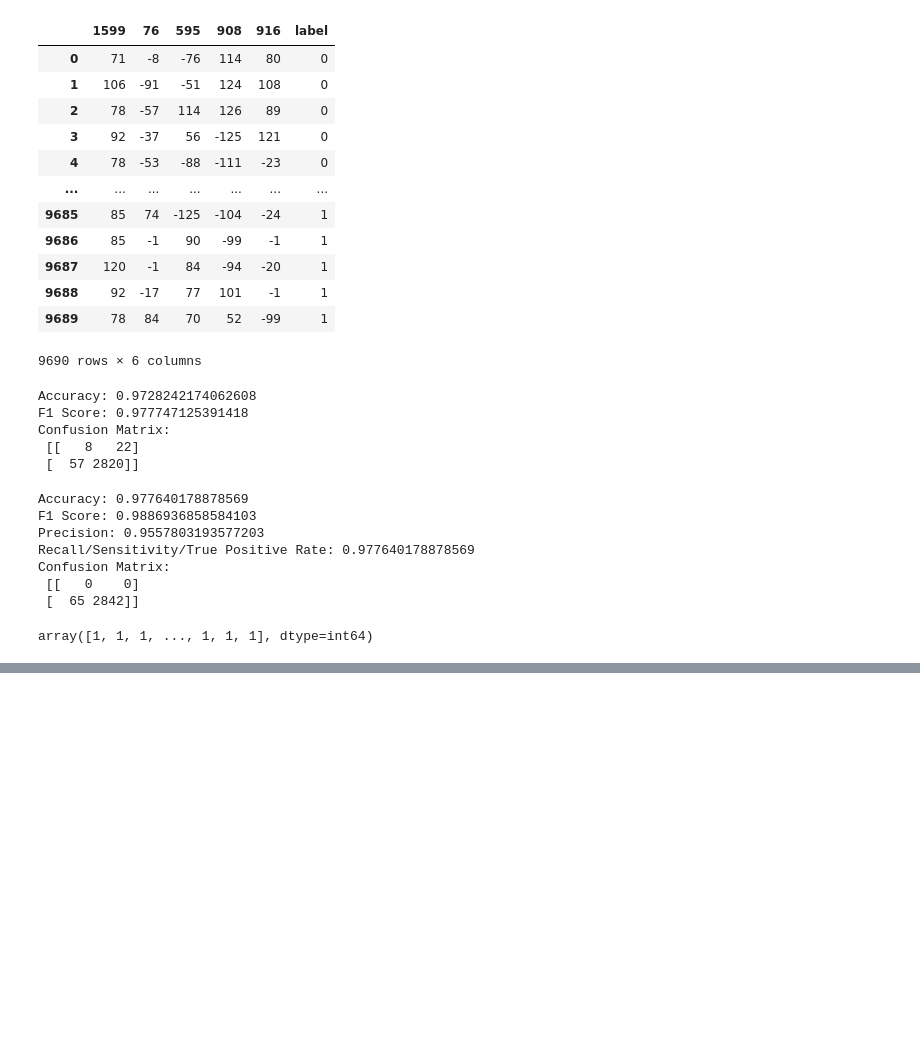
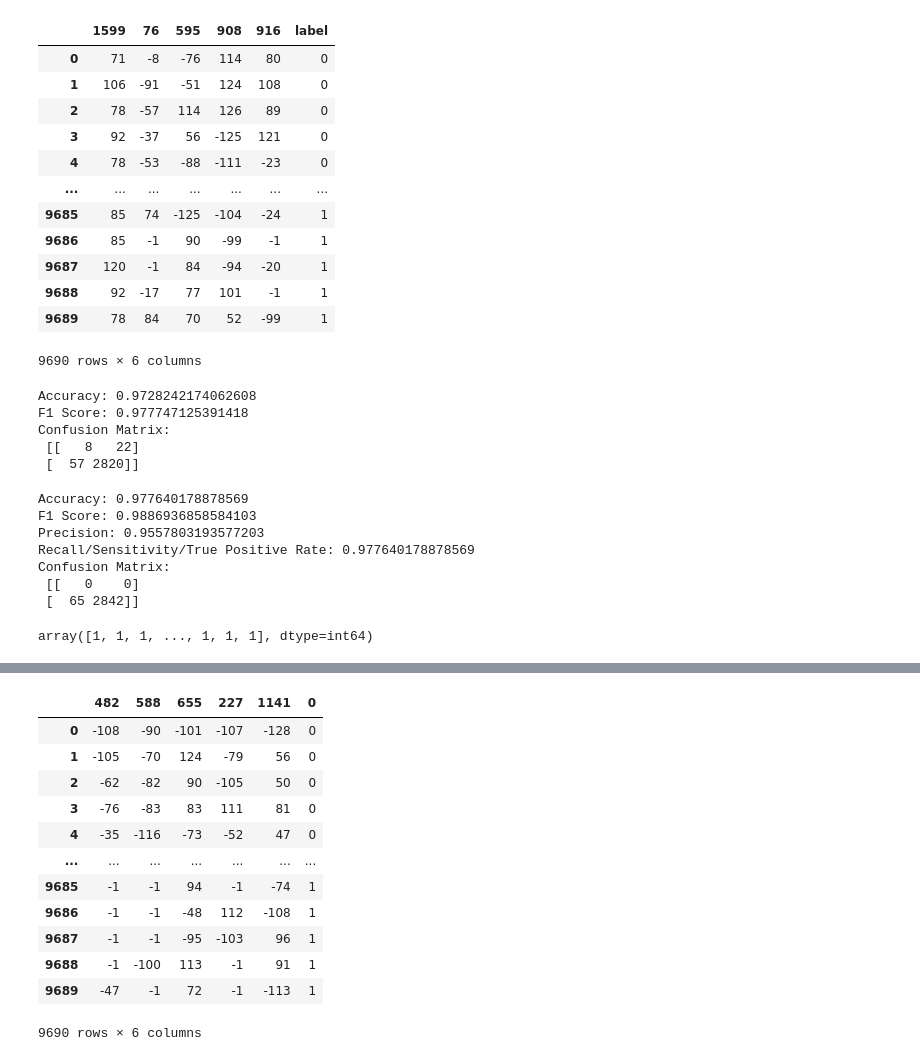
Before and after one commit to Suhail270/DMML, a Jupyter notebook: Coursework/Part 1/Feature_Selection.ipynb, the cells around one changed output, grey strips where cells are left out. Cells and saved outputs as stored; diff of their text form; code cells hidden in the pictures; blank space fills up the shorter version.

```diff
--- a/Coursework/Part 1/Feature_Selection.ipynb
+++ b/Coursework/Part 1/Feature_Selection.ipynb
@@ -466,7 +466,7 @@ for i in selected_features_per_class[9]:
     xy9_5 = pd.concat([xy9_5,xtrain.iloc[:,int(i)]],axis=1)
     y+=1
 xy9_5 = pd.concat([xy9_5,ytrain0],axis=1)
-xy9_5 = xy9_5.rename(columns={xy9_10.columns[-1]:'label'})
+xy9_5 = xy9_5.rename(columns={xy9_5.columns[-1]:'label'})
 print(xy9_5)
 # %% [output]
       1599  76  595  908  916  label
@@ -563,0 +609,16 @@ array([1, 1, 1, ..., 1, 1, 1], dtype=int64)
+# %%
+xy9_5
+# %% [output]
+|  | 482 | 588 | 655 | 227 | 1141 | 0 |
+| 0 | -108 | -90 | -101 | -107 | -128 | 0 |
+| 1 | -105 | -70 | 124 | -79 | 56 | 0 |
+| 2 | -62 | -82 | 90 | -105 | 50 | 0 |
+| 3 | -76 | -83 | 83 | 111 | 81 | 0 |
+| 4 | -35 | -116 | -73 | -52 | 47 | 0 |
+| ... | ... | ... | ... | ... | ... | ... |
+| 9685 | -1 | -1 | 94 | -1 | -74 | 1 |
+| 9686 | -1 | -1 | -48 | 112 | -108 | 1 |
+| 9687 | -1 | -1 | -95 | -103 | 96 | 1 |
+| 9688 | -1 | -100 | 113 | -1 | 91 | 1 |
+| 9689 | -47 | -1 | 72 | -1 | -113 | 1 |
+9690 rows × 6 columns
```
Also changed, not shown: parts of 3 cells of this notebook.
